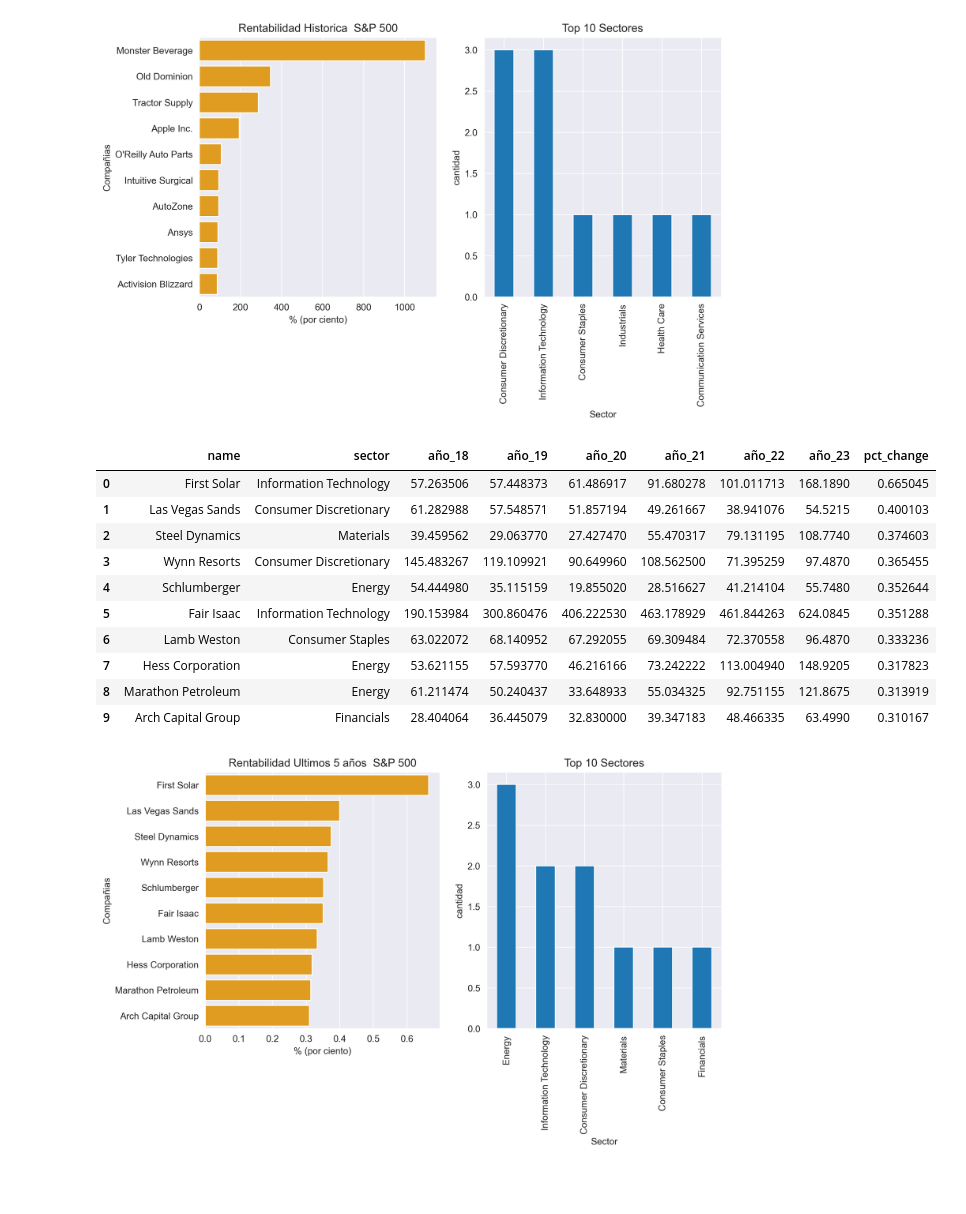
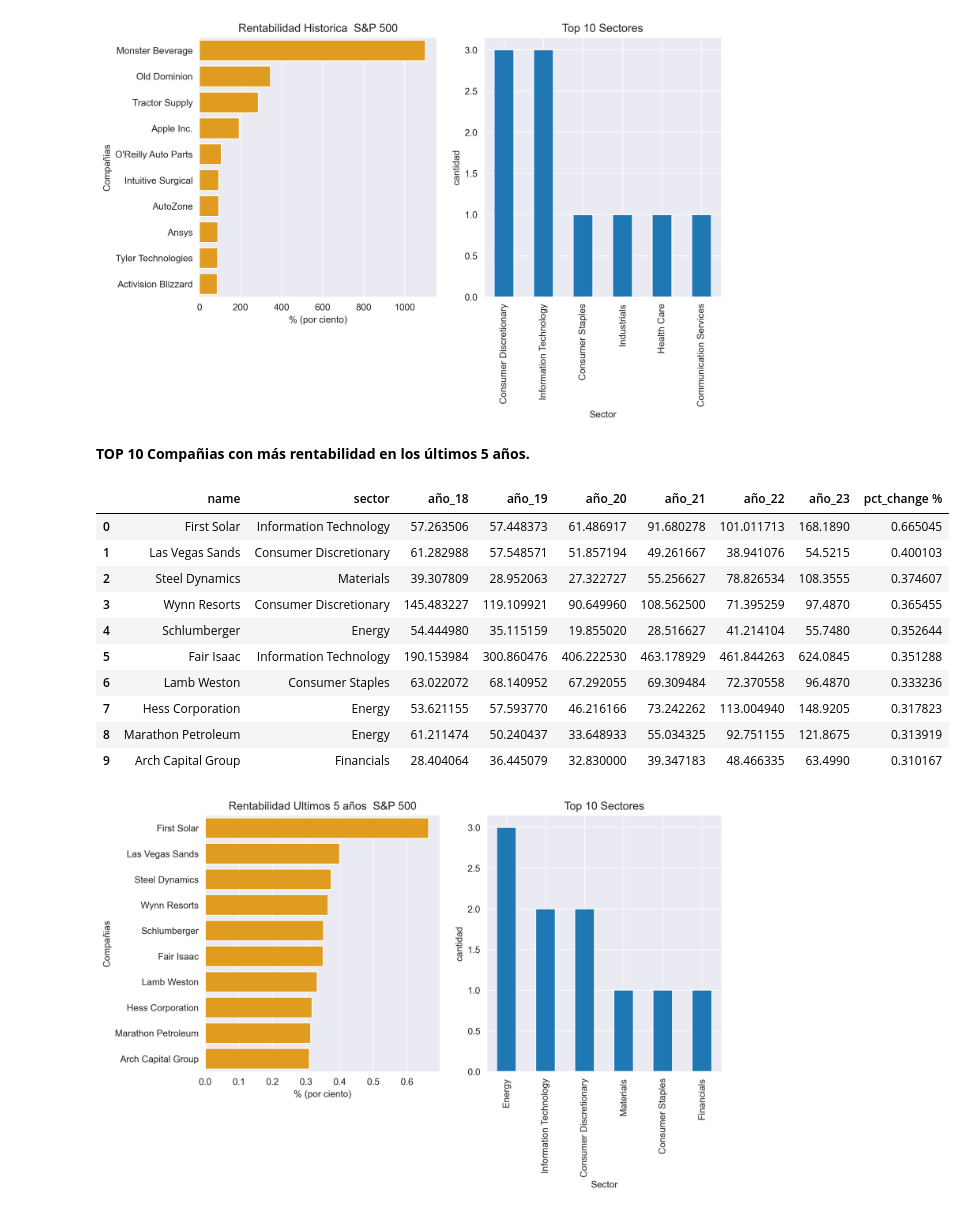
Before and after one commit to jospinoponce/AnalisisDeMercadoSP500, a Jupyter notebook: Notebooks/2.EDA_report.ipynb, the cells around one changed output. Drawn from its saved outputs; the diff is of its cells as text; code cells hidden in the pictures; blank space fills up the shorter version.

```diff
--- a/Notebooks/2.EDA_report.ipynb
+++ b/Notebooks/2.EDA_report.ipynb
@@ -9,5 +12,6 @@ import warnings
 # %%
 # Se cargan los datasets creados
 
-df=pd.read_csv("../datasets/df.csv")
-df_day=pd.read_csv("../datasets/df_day.csv")
+df_año=pd.read_csv("../datasets/df_año.csv")  # dataset #1
+df_day=pd.read_csv("../datasets/df_day.csv")  # dataset #2
+df_all=pd.read_csv("../datasets/df_all.csv")  # dataset #3
@@ -193,28 +317,30 @@ ax[1].set_ylabel('cantidad')
 plt.show()
 # %% [output]
 [figure]
+# %% [markdown]
+**TOP 10 Compañias con más rentabilidad en los últimos 5 años.**
 # %%
 # RENTABILIDAD ULTIMOS 5 AÑOS (Top 10)
 
-df2=df.iloc[:, [1, 3, 22,23,24,25,26, 27]] # Se toma el rango de años para el analisis
+df2=df_año.iloc[:, [1, 3, 22,23,24,25,26, 27]] # Se toma el rango de años para el analisis
 df2.columns=['name','sector','año_18','año_19','año_20','año_21', 'año_22', 'año_23']
 
 # Se calcula la variable el 'pct_change'
-df2['pct_change'] = df2.iloc[:, [2,3,4,5,6,7]].pct_change(axis='columns')['año_23']
+df2['pct_change %'] = df2.iloc[:, [2,3,4,5,6,7]].pct_change(axis='columns')['año_23']
 
 # Se ordena el dataframe descendentemente en 'pct_change'
-df2=df2.sort_values(by='pct_change', ascending=False).head(10).reset_index(drop=True)
+df2=df2.sort_values(by='pct_change %', ascending=False).head(10).reset_index(drop=True)
 df2
 # %% [output]
-|  | name | sector | año_18 | año_19 | año_20 | año_21 | año_22 | año_23 | pct_change |
+|  | name | sector | año_18 | año_19 | año_20 | año_21 | año_22 | año_23 | pct_change % |
 | 0 | First Solar | Information Technology | 57.263506 | 57.448373 | 61.486917 | 91.680278 | 101.011713 | 168.1890 | 0.665045 |
 | 1 | Las Vegas Sands | Consumer Discretionary | 61.282988 | 57.548571 | 51.857194 | 49.261667 | 38.941076 | 54.5215 | 0.400103 |
-| 2 | Steel Dynamics | Materials | 39.459562 | 29.063770 | 27.427470 | 55.470317 | 79.131195 | 108.7740 | 0.374603 |
-| 3 | Wynn Resorts | Consumer Discretionary | 145.483267 | 119.109921 | 90.649960 | 108.562500 | 71.395259 | 97.4870 | 0.365455 |
+| 2 | Steel Dynamics | Materials | 39.307809 | 28.952063 | 27.322727 | 55.256627 | 78.826534 | 108.3555 | 0.374607 |
+| 3 | Wynn Resorts | Consumer Discretionary | 145.483227 | 119.109921 | 90.649960 | 108.562500 | 71.395259 | 97.4870 | 0.365455 |
 | 4 | Schlumberger | Energy | 54.444980 | 35.115159 | 19.855020 | 28.516627 | 41.214104 | 55.7480 | 0.352644 |
 | 5 | Fair Isaac | Information Technology | 190.153984 | 300.860476 | 406.222530 | 463.178929 | 461.844263 | 624.0845 | 0.351288 |
 | 6 | Lamb Weston | Consumer Staples | 63.022072 | 68.140952 | 67.292055 | 69.309484 | 72.370558 | 96.4870 | 0.333236 |
-| 7 | Hess Corporation | Energy | 53.621155 | 57.593770 | 46.216166 | 73.242222 | 113.004940 | 148.9205 | 0.317823 |
+| 7 | Hess Corporation | Energy | 53.621155 | 57.593770 | 46.216166 | 73.242262 | 113.004940 | 148.9205 | 0.317823 |
 | 8 | Marathon Petroleum | Energy | 61.211474 | 50.240437 | 33.648933 | 55.034325 | 92.751155 | 121.8675 | 0.313919 |
 | 9 | Arch Capital Group | Financials | 28.404064 | 36.445079 | 32.830000 | 39.347183 | 48.466335 | 63.4990 | 0.310167 |
 # %%
```
Also changed, not shown: parts of 31 cells of this notebook, 6 other files.
